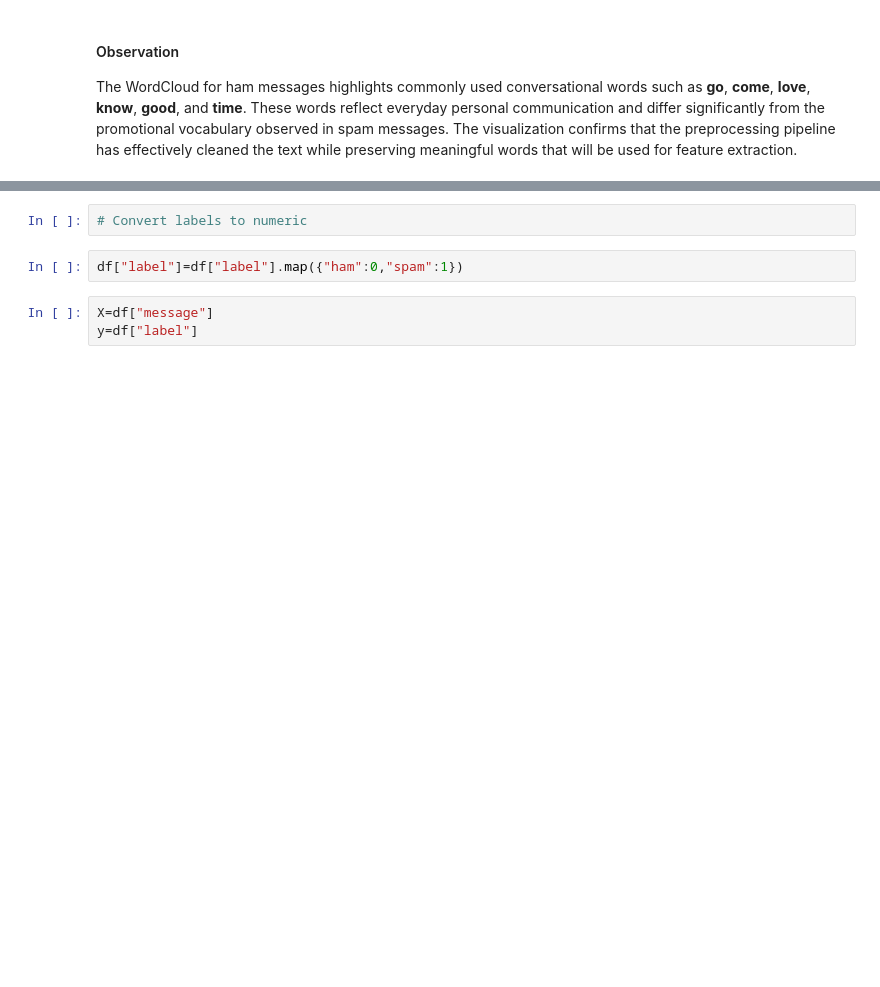
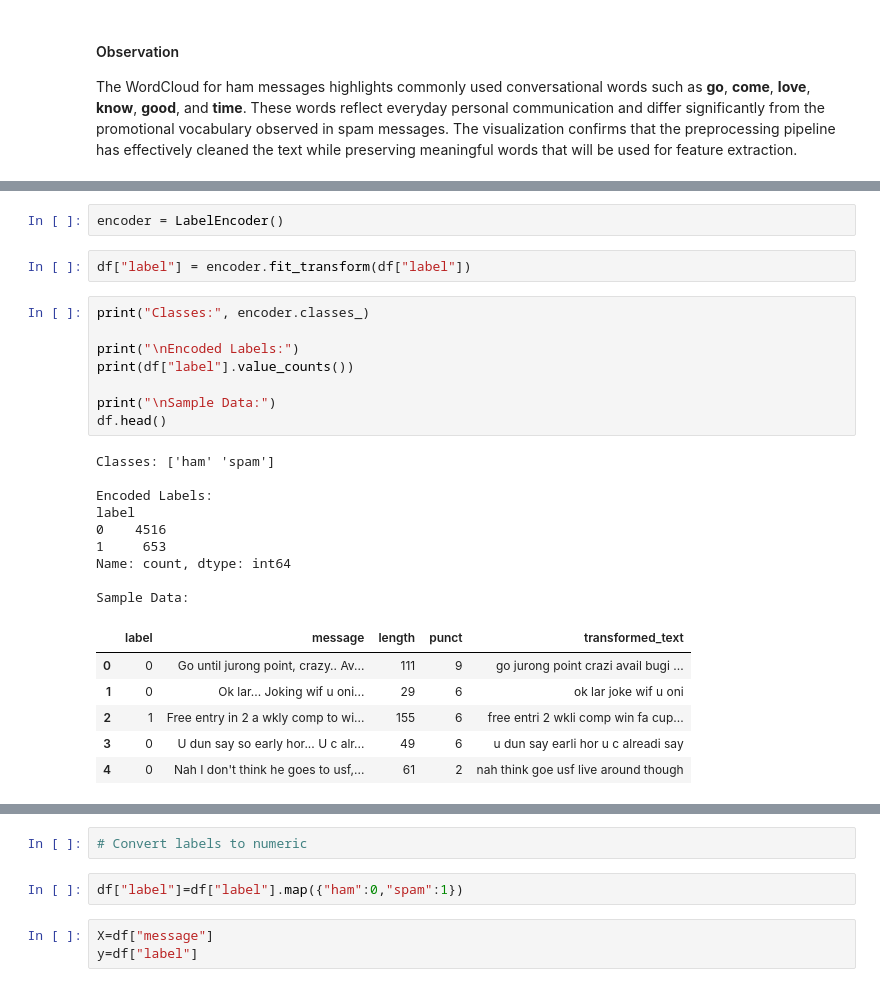
Before and after one commit to Shrawani-DS/spam-classifier-api, a Jupyter notebook: notebook/Spam_classifier.ipynb, the cells around one changed output, grey strips where cells are left out. Saved outputs shown, nothing was run; the diff lists cells and outputs as text; blank space fills up the shorter version.

```diff
--- a/notebook/Spam_classifier.ipynb
+++ b/notebook/Spam_classifier.ipynb
@@ -445,0 +484,28 @@ The WordCloud for ham messages highlights commonly used conversational words suc
+# %%
+encoder = LabelEncoder()
+# %%
+df["label"] = encoder.fit_transform(df["label"])
+# %%
+print("Classes:", encoder.classes_)
+
+print("\nEncoded Labels:")
+print(df["label"].value_counts())
+
+print("\nSample Data:")
+df.head()
+# %% [output]
+Classes: ['ham' 'spam']
+
+Encoded Labels:
+label
+0    4516
+1     653
+Name: count, dtype: int64
+
+Sample Data:
+|  | label | message | length | punct | transformed_text |
+| 0 | 0 | Go until jurong point, crazy.. Av... | 111 | 9 | go jurong point crazi avail bugi ... |
+| 1 | 0 | Ok lar... Joking wif u oni... | 29 | 6 | ok lar joke wif u oni |
+| 2 | 1 | Free entry in 2 a wkly comp to wi... | 155 | 6 | free entri 2 wkli comp win fa cup... |
+| 3 | 0 | U dun say so early hor... U c alr... | 49 | 6 | u dun say earli hor u c alreadi say |
+| 4 | 0 | Nah I don't think he goes to usf,... | 61 | 2 | nah think goe usf live around though |
```
Also changed, not shown: parts of 38 cells of this notebook.
